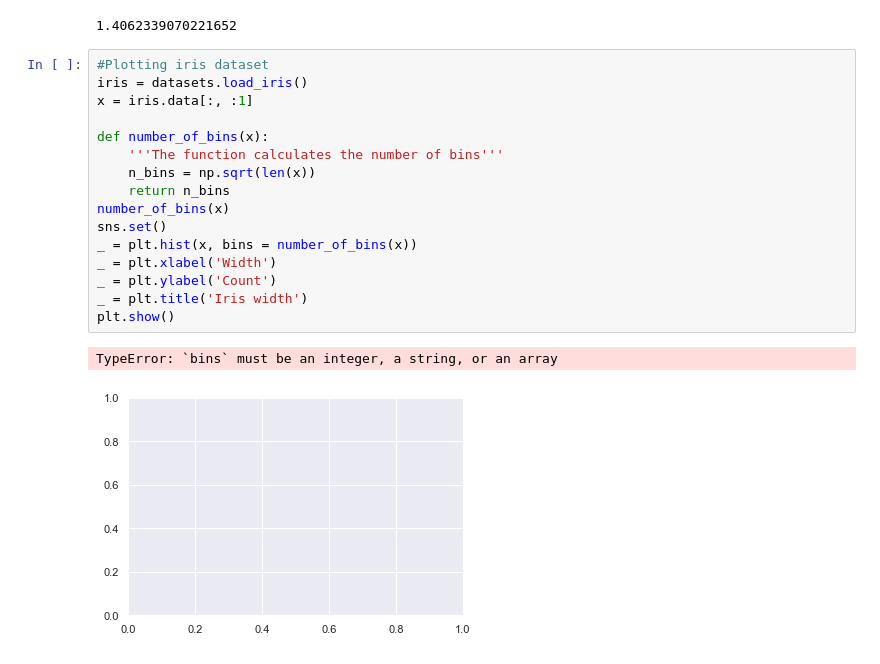
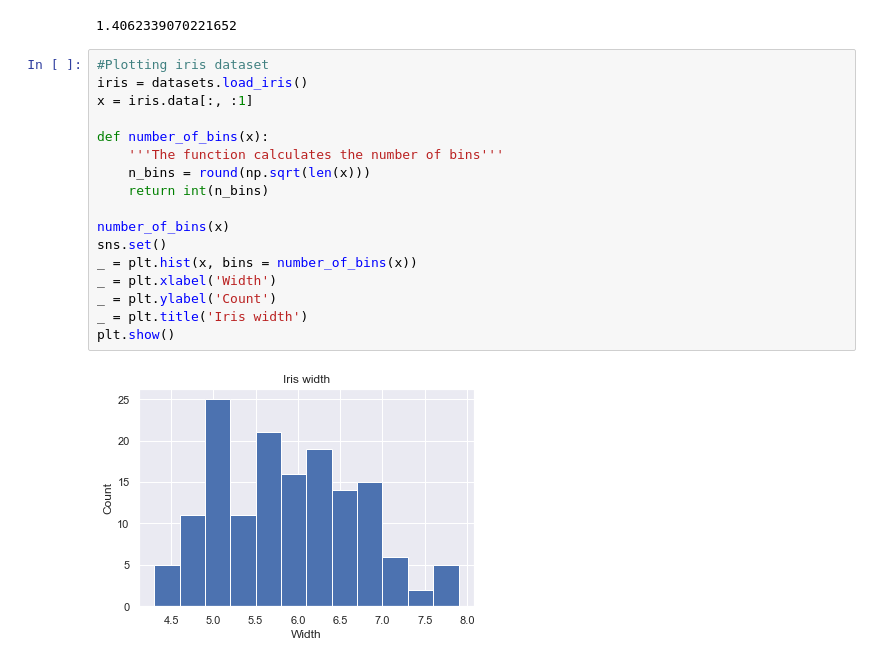
Before and after one commit to eponkratova/statistics, a Jupyter notebook: code.ipynb, the cells around one changed output. Cells and saved outputs as stored; diff of their text form.

```diff
--- a/code.ipynb
+++ b/code.ipynb
@@ -927,19 +927,19 @@ t_statistic_two_sample(arr1, arr2)
 # %%
 #Plotting iris dataset
 iris = datasets.load_iris()
 x = iris.data[:, :1]
 
 def number_of_bins(x):
     '''The function calculates the number of bins'''
-    n_bins = np.sqrt(len(x))
-    return n_bins
+    n_bins = round(np.sqrt(len(x)))
+    return int(n_bins)
+
 number_of_bins(x)
 sns.set()
 _ = plt.hist(x, bins = number_of_bins(x))
 _ = plt.xlabel('Width')
 _ = plt.ylabel('Count')
 _ = plt.title('Iris width')
 plt.show()
 # %% [output]
-TypeError: `bins` must be an integer, a string, or an array
-[figure, old version]
+[figure, new version]
```
Also changed, not shown: parts of 2 cells of this notebook, 3 other files.
